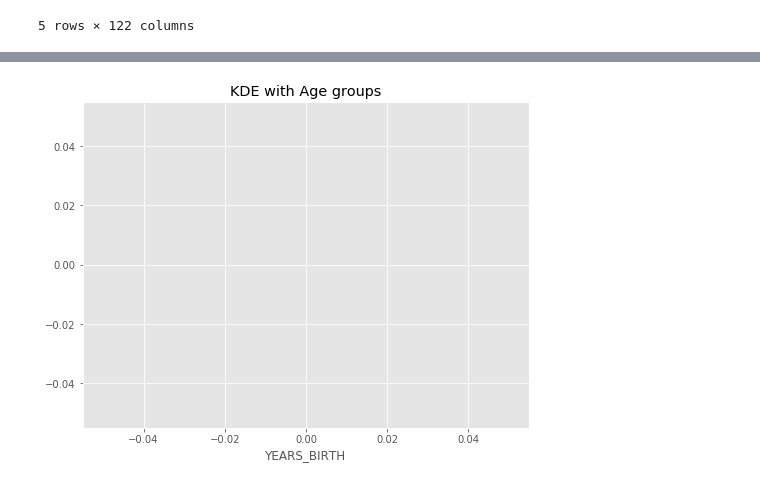
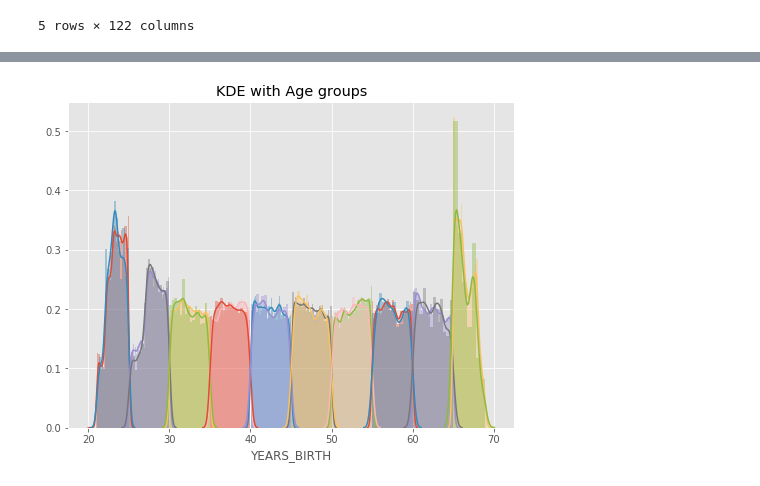
Before and after one commit to jujuying/2nd-ML100Days, a Jupyter notebook: homework/Day_011_HW.ipynb, the cells around one changed output, grey strips where cells are left out. Saved outputs shown, nothing was run; the diff lists cells and outputs as text; code cells hidden in the pictures.

```diff
--- a/homework/Day_011_HW.ipynb
+++ b/homework/Day_011_HW.ipynb
@@ -55,7 +55,7 @@ age_data['YEARS_BIRTH'] = age_data['DAYS_BIRTH'] / 365 # day-age to year-age
 """
 Your Code Here
 """
-bin_cut =  [20,25,30,35,40,45,50,55,60,65,70]
+bin_cut = np.linspace(20,70,11)
 age_data['YEARS_BINNED'] = pd.cut(age_data['YEARS_BIRTH'], bins = bin_cut)
 
 # 顯示不同組的數量
@@ -82,3 +82,3 @@ Name: YEARS_BINNED, dtype: int64
 # %%
-year_group_sorted = age_data.sort_values(by ="YEARS_BINNED").groupby("YEARS_BINNED")
-year_group_sorted.size()
+year_group_sorted = age_data.sort_values(by ="YEARS_BINNED")
+year_group_sorted = np.unique(year_group_sorted["YEARS_BINNED"])
@@ -98,21 +85,21 @@ dtype: int64
 # %%
 # 繪圖前先排序 / 分組
 """
 Your Code Here
 """
-year_group_sorted = age_data.sort_values(by ="YEARS_BINNED").groupby("YEARS_BINNED").size()
+
 
 plt.figure(figsize=(8,6))
 for i in range(len(year_group_sorted)):
     sns.distplot(age_data.loc[(age_data['YEARS_BINNED'] == year_group_sorted[i]) & \
                               (age_data['TARGET'] == 0), 'YEARS_BIRTH'], label = str(year_group_sorted[i]))
 
     sns.distplot(age_data.loc[(age_data['YEARS_BINNED'] == year_group_sorted[i]) & \
                               (age_data['TARGET'] == 1), 'YEARS_BIRTH'], label = str(year_group_sorted[i]))
 plt.title('KDE with Age groups')
 plt.show()
 # %% [output]
-[figure, old version]
+[figure, new version]
 # %%
 # 計算每個年齡區間的 Target、DAYS_BIRTH與 YEARS_BIRTH 的平均值
 age_groups  = age_data.groupby('YEARS_BINNED').mean()
```
Also changed, not shown: parts of 4 cells of this notebook.
